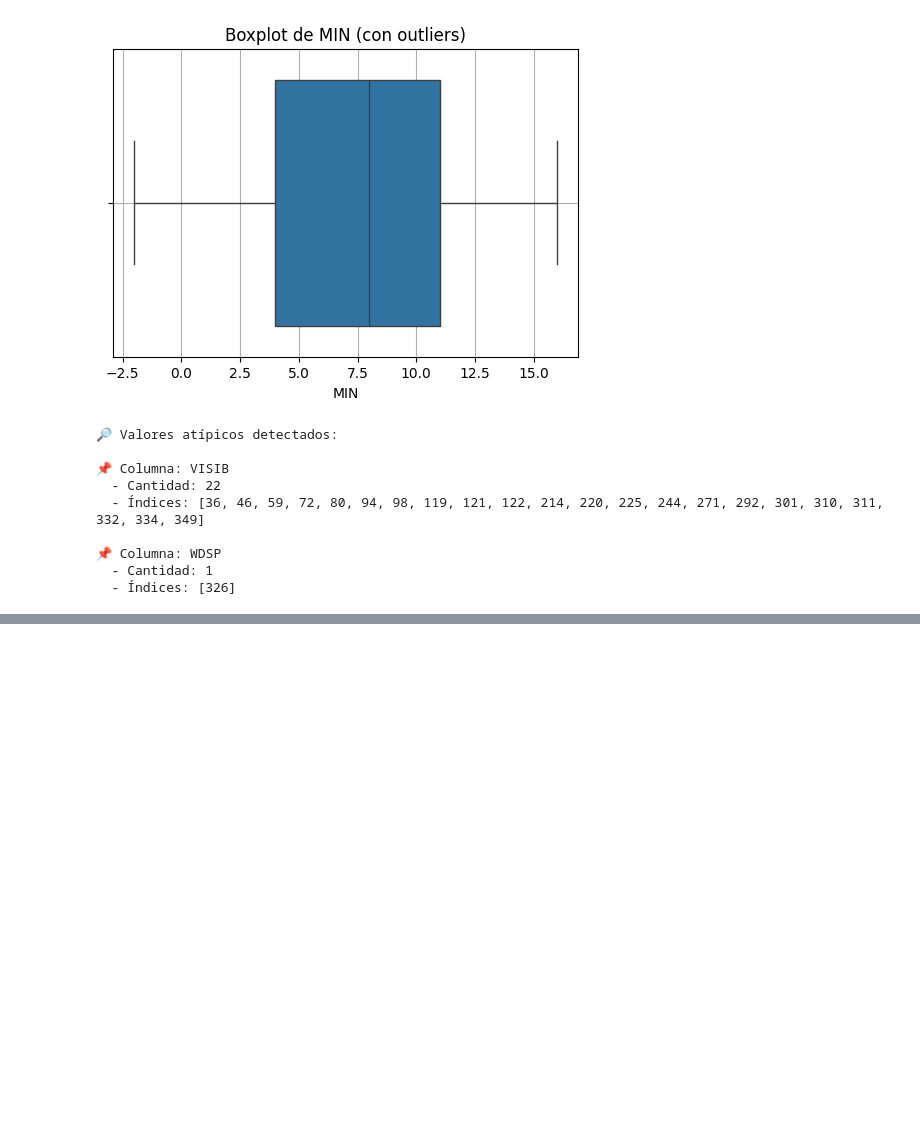
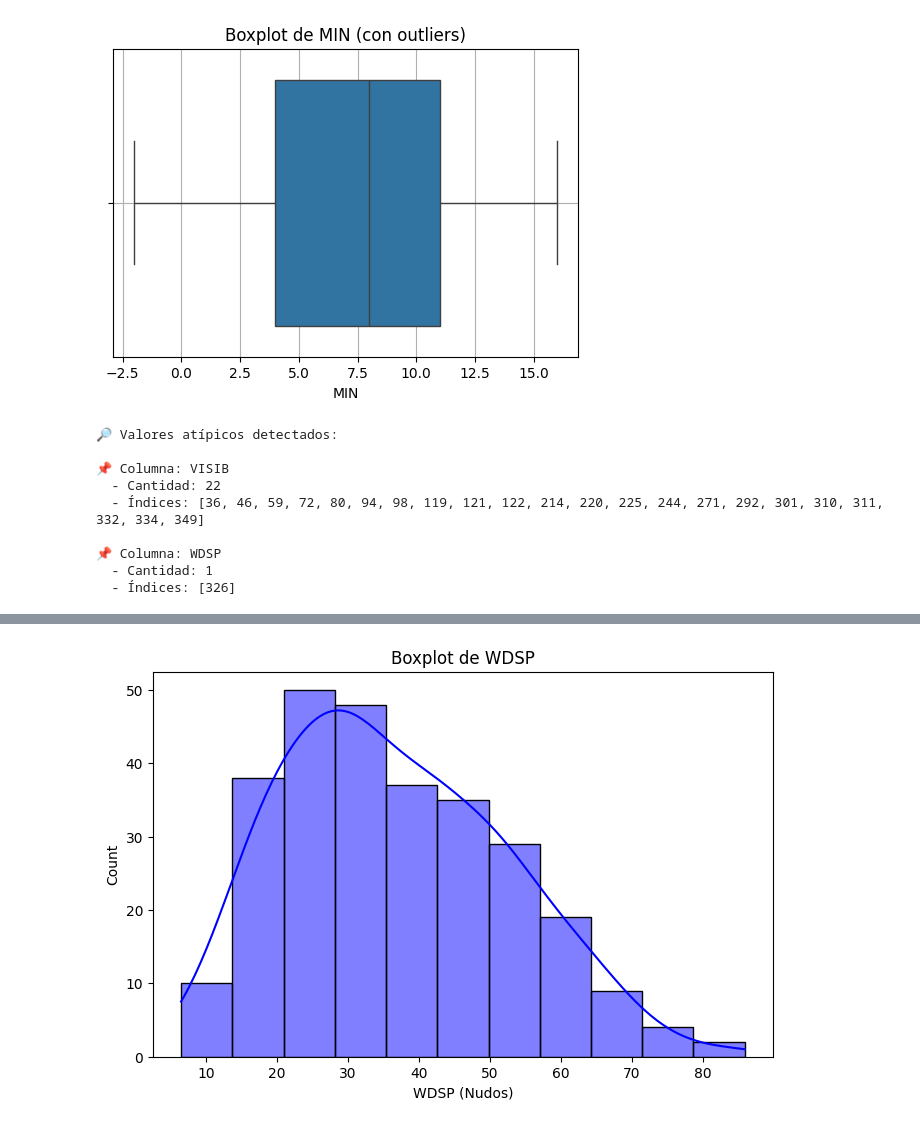
Before and after one commit to SaitoM17/analisis_del_clima_mundial_NOAA, a Jupyter notebook: notebooks/2_limpieza_datos.ipynb, the cells around one changed output, grey strips where cells are left out. Cells and saved outputs as stored; diff of their text form; code cells hidden in the pictures; blank space fills up the shorter version.

```diff
--- a/notebooks/2_limpieza_datos.ipynb
+++ b/notebooks/2_limpieza_datos.ipynb
@@ -404,0 +443,8 @@ UFuncTypeError: ufunc 'multiply' cannot use operands with types dtype('O') and d
+# %%
+plt.figure(figsize=(8,5))
+sns.histplot(df_troll_2024_sin_outliers['WDSP'], kde=True, color='b')
+plt.title('Boxplot de WDSP')
+plt.xlabel('WDSP (Nudos)')
+plt.show()
+# %% [output]
+[figure, added]
```
Also changed, not shown: parts of 14 cells of this notebook, 2 other files.
